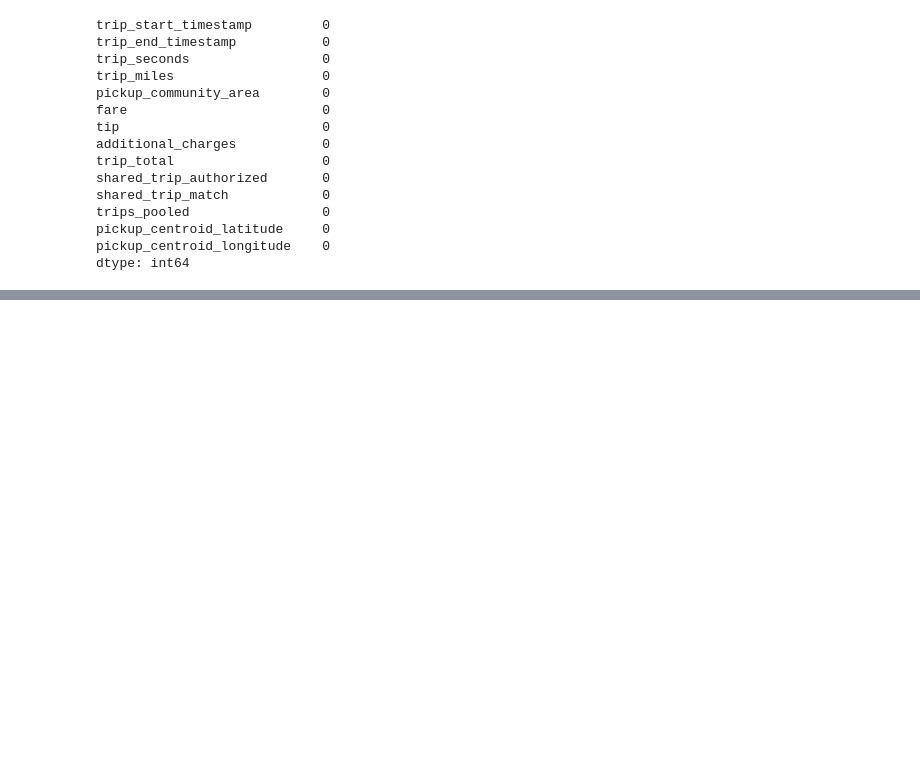
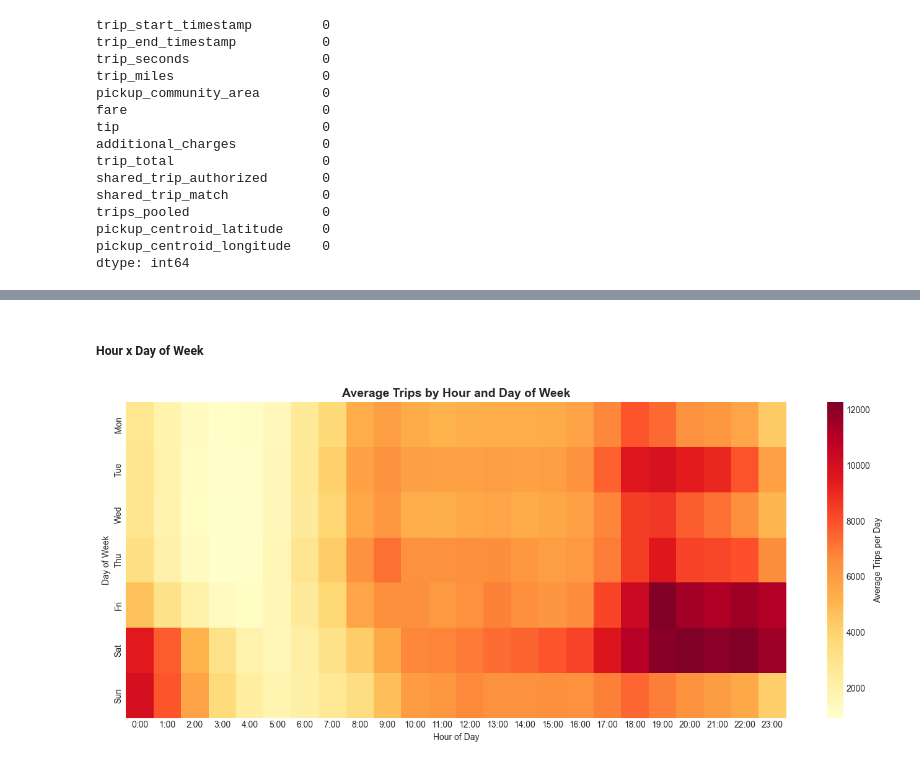
Before and after one commit to Kslaxman/chiride-demand, a Jupyter notebook: notebooks/02eda.ipynb, the cells around one changed output, grey strips where cells are left out. Cells and saved outputs as stored; diff of their text form; code cells hidden in the pictures; blank space fills up the shorter version.

```diff
--- a/notebooks/02eda.ipynb
+++ b/notebooks/02eda.ipynb
@@ -56,0 +146,17 @@ dtype: int64
+# %% [markdown]
+##### Hour x Day of Week
+# %%
+pivot  = df.groupby(['day_of_week', 'hour']).size().unstack(fill_value=0)
+
+day_counts = df.groupby('day_of_week')['date'].nunique()
+pivot_avg = pivot.div(day_counts, axis=0)
+
+fig, ax = plt.subplots(figsize=(14, 6))
+sns.heatmap(pivot_avg, cmap='YlOrRd', annot=False, fmt='.0f', xticklabels=[f'{h}:00' for h in range(24)], yticklabels=['Mon', 'Tue', 'Wed', 'Thu', 'Fri', 'Sat', 'Sun'], ax=ax, cbar_kws={'label': 'Average Trips per Day'})
+ax.set_title('Average Trips by Hour and Day of Week', fontsize=14, fontweight='bold')
+ax.set_xlabel('Hour of Day')
+ax.set_ylabel('Day of Week')
+plt.tight_layout()
+plt.show()
+# %% [output]
+[figure, added]
```
Also changed, not shown: parts of 26 cells of this notebook.
